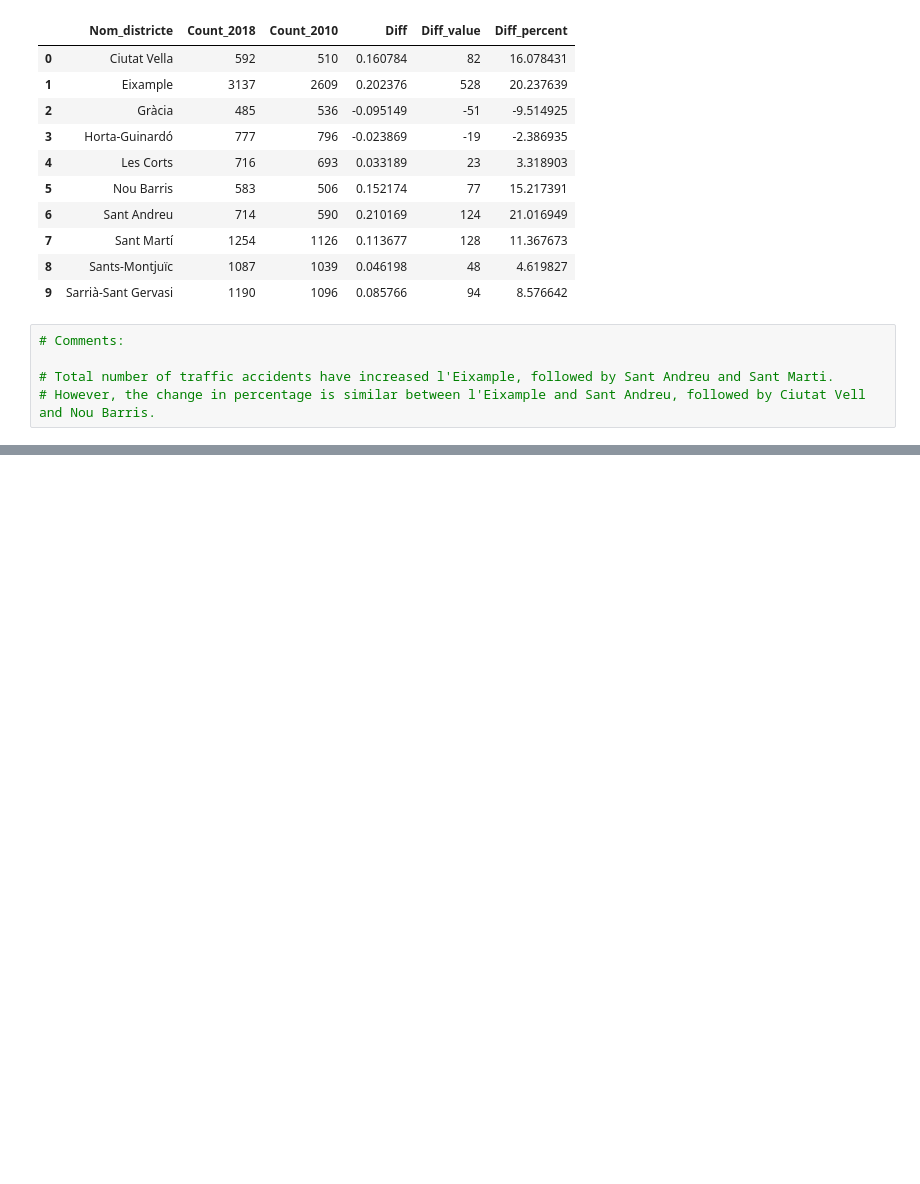
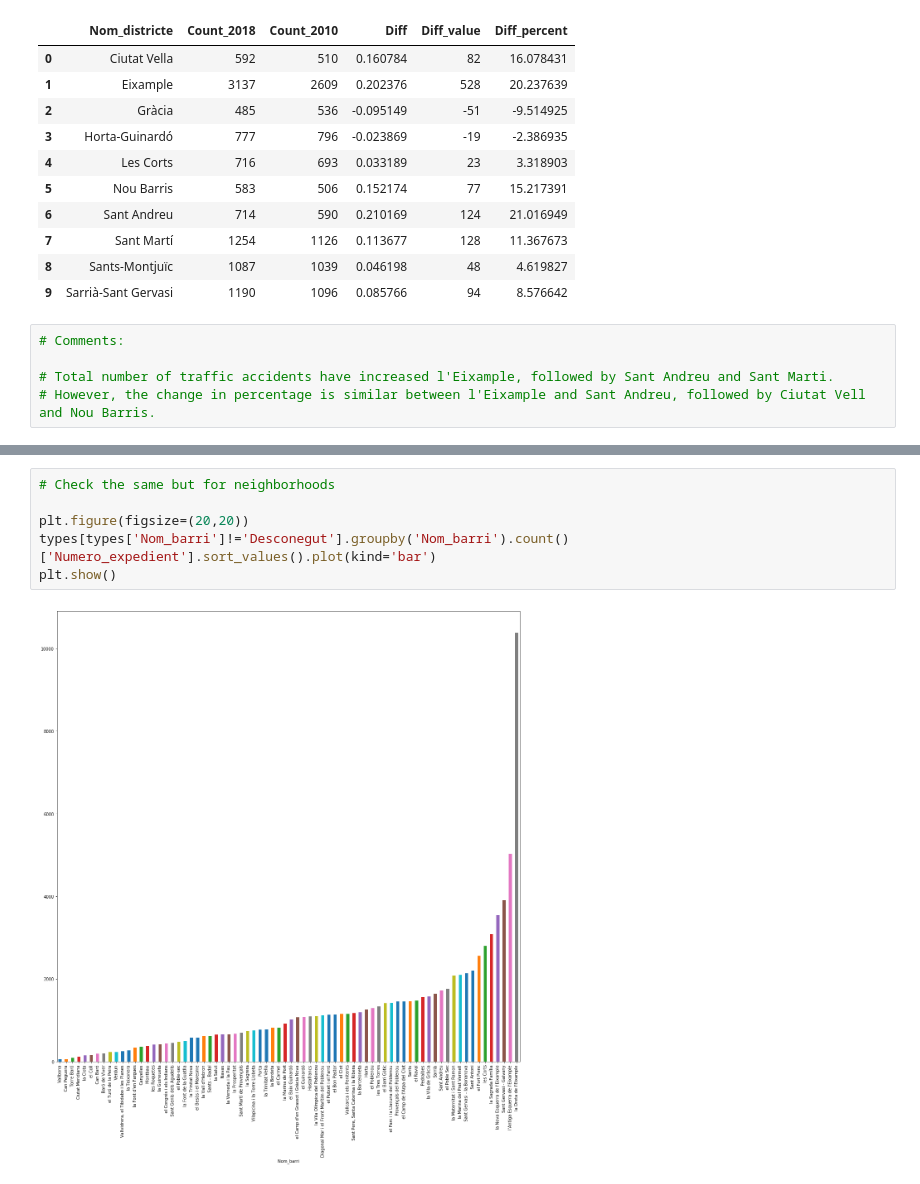
Before and after one commit to roger-roig/your-own-project, a Jupyter notebook: project_roger_2.ipynb, the cells around one changed output, grey strips where cells are left out. Saved outputs shown, nothing was run; the diff lists cells and outputs as text; blank space fills up the shorter version.

```diff
--- a/project_roger_2.ipynb
+++ b/project_roger_2.ipynb
@@ -150,0 +159,8 @@ typ_yr_dist_diffs
+# %%
+# Check the same but for neighborhoods
+
+plt.figure(figsize=(20,20))
+types[types['Nom_barri']!='Desconegut'].groupby('Nom_barri').count()['Numero_expedient'].sort_values().plot(kind='bar')
+plt.show()
+# %% [output]
+[figure, added]
```
Also changed, not shown: parts of 37 cells of this notebook.
